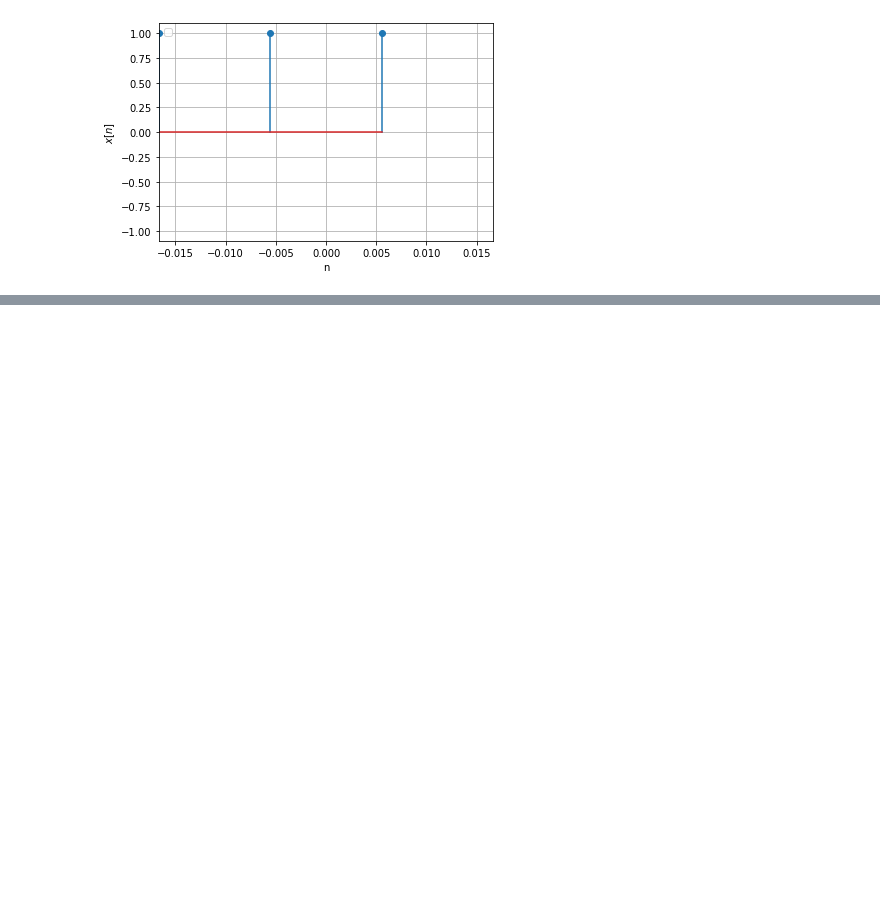
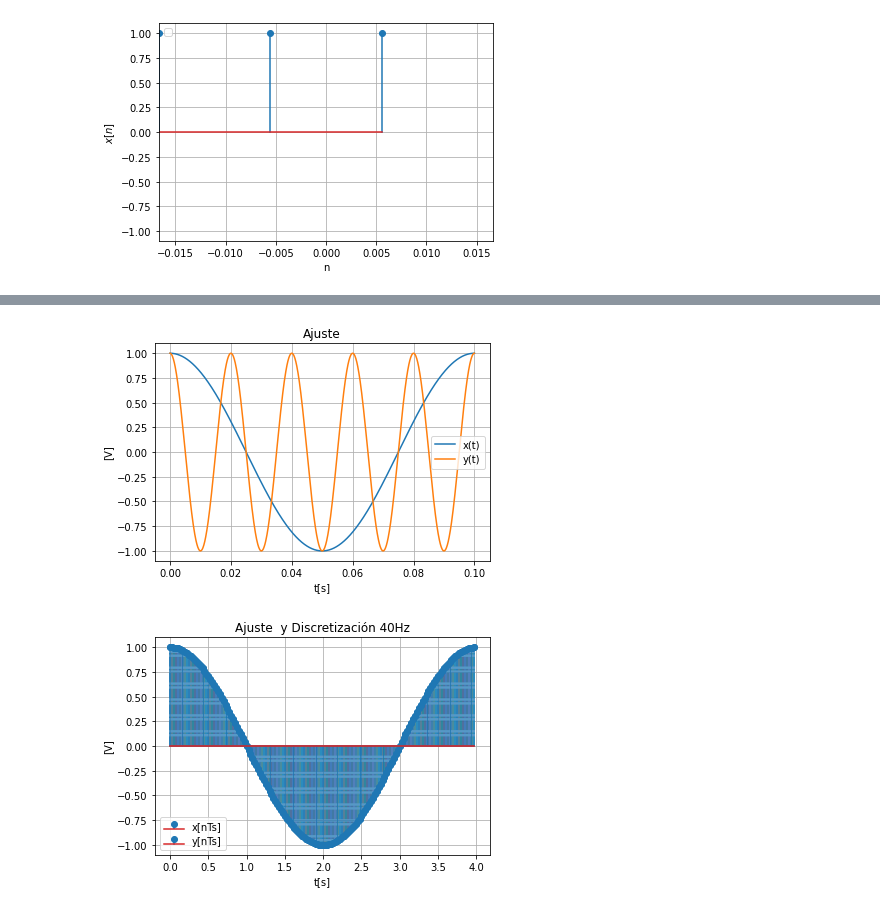
Before and after one commit to sejaramillotr/Taller1, a Jupyter notebook: Taller1.ipynb, the cells around one changed output, grey strips where cells are left out. Drawn from its saved outputs; the diff is of its cells as text; code cells hidden in the pictures; blank space fills up the shorter version.

```diff
--- a/Taller1.ipynb
+++ b/Taller1.ipynb
@@ -639,0 +651,46 @@ NameError: ignored
+# %%
+import numpy as np
+import matplotlib.pyplot as plt
+
+#Discretización 3
+F1 = 10
+F2 = 50
+N = 1000
+Fs = 40
+Tp = 1/F1
+t = np.linspace(0,Tp,N)
+
+x = np.cos(2*np.pi*F1*t)
+y = np.cos(2*np.pi*F2*t)
+
+
+plt.plot(t,x,label="x(t)")
+plt.plot(t,y,label="y(t)")
+plt.legend()
+plt.xlabel('t[s]')
+plt.ylabel('[V]')
+plt.grid()
+plt.title("Ajuste")
+plt.show()
+
+r1 = 2*np.pi*F1/Fs
+r2 = 2*np.pi*F2/Fs-2*np.pi
+w1 = (r1+r2)/2
+Tf = 2*np.pi/w1
+n = np.arange(0,Tf,1/Fs)
+xd = np.cos(r1*n)
+yd = np.cos(r2*n-2*np.pi)
+
+
+#plt.plot(t,y,color='r',label="y(t)")
+plt.stem(n,xd,'-.', label="x[nTs]")
+plt.stem(n,yd,label="y[nTs]")
+plt.legend()
+plt.xlabel('t[s]')
+plt.ylabel('[V]')
+plt.grid()
+plt.title("Ajuste  y Discretización 40Hz")
+plt.show()
+# %% [output]
+[figure, added]
+[figure, added]
```
Also changed, not shown: parts of 7 cells of this notebook.
